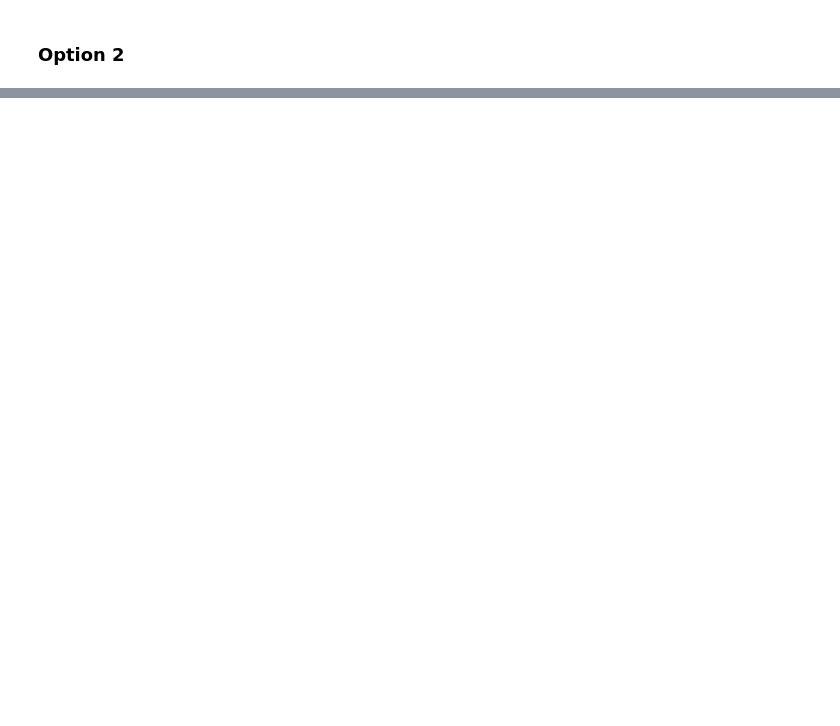
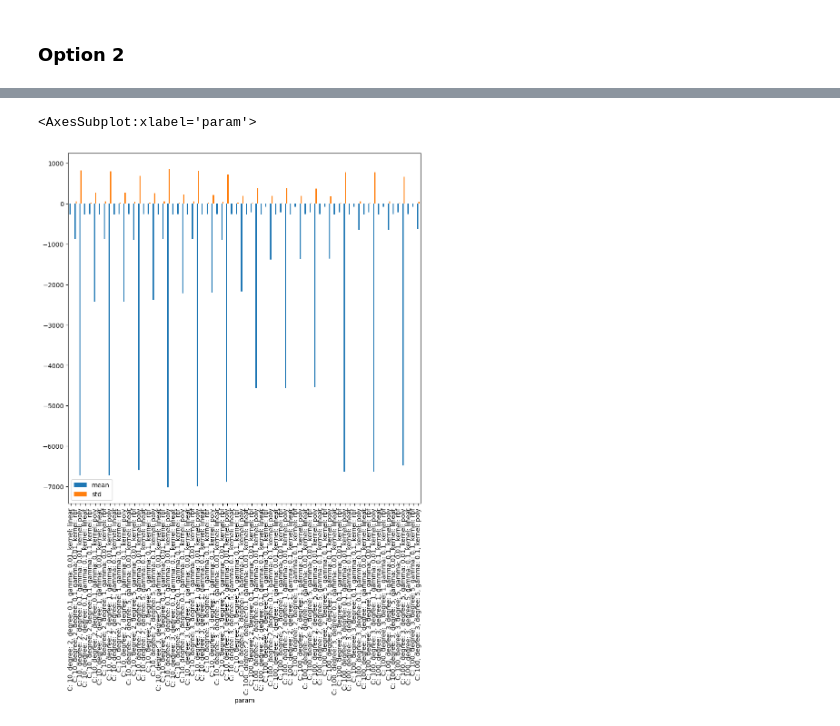
Before and after one commit to crushyz007/Machine-Learning-KMITL, a Jupyter notebook: Activity6.ipynb, the cells around one changed output, grey strips where cells are left out. Saved outputs shown, nothing was run; the diff lists cells and outputs as text; code cells hidden in the pictures; blank space fills up the shorter version.

```diff
--- a/Activity6.ipynb
+++ b/Activity6.ipynb
@@ -775,0 +720,11 @@ for mean, stdev, param in zip(means, stds, params):
+# %%
+df_plot = pd.DataFrame()
+
+df_plot['param'] = [f"C: { index['C'] }, degree: { index['degree'] }, degree: { index['epsilon'] }, gamma: { index['gamma'] }, kernel: { index['kernel'] }" for index in params]
+df_plot['mean'] = means
+df_plot['std'] = stds
+
+df_plot.plot.bar(x='param',y= ['mean','std'],figsize = (10,10))
+# %% [output]
+<AxesSubplot:xlabel='param'>
+[figure, added]
```
Also changed, not shown: parts of 33 cells of this notebook.
